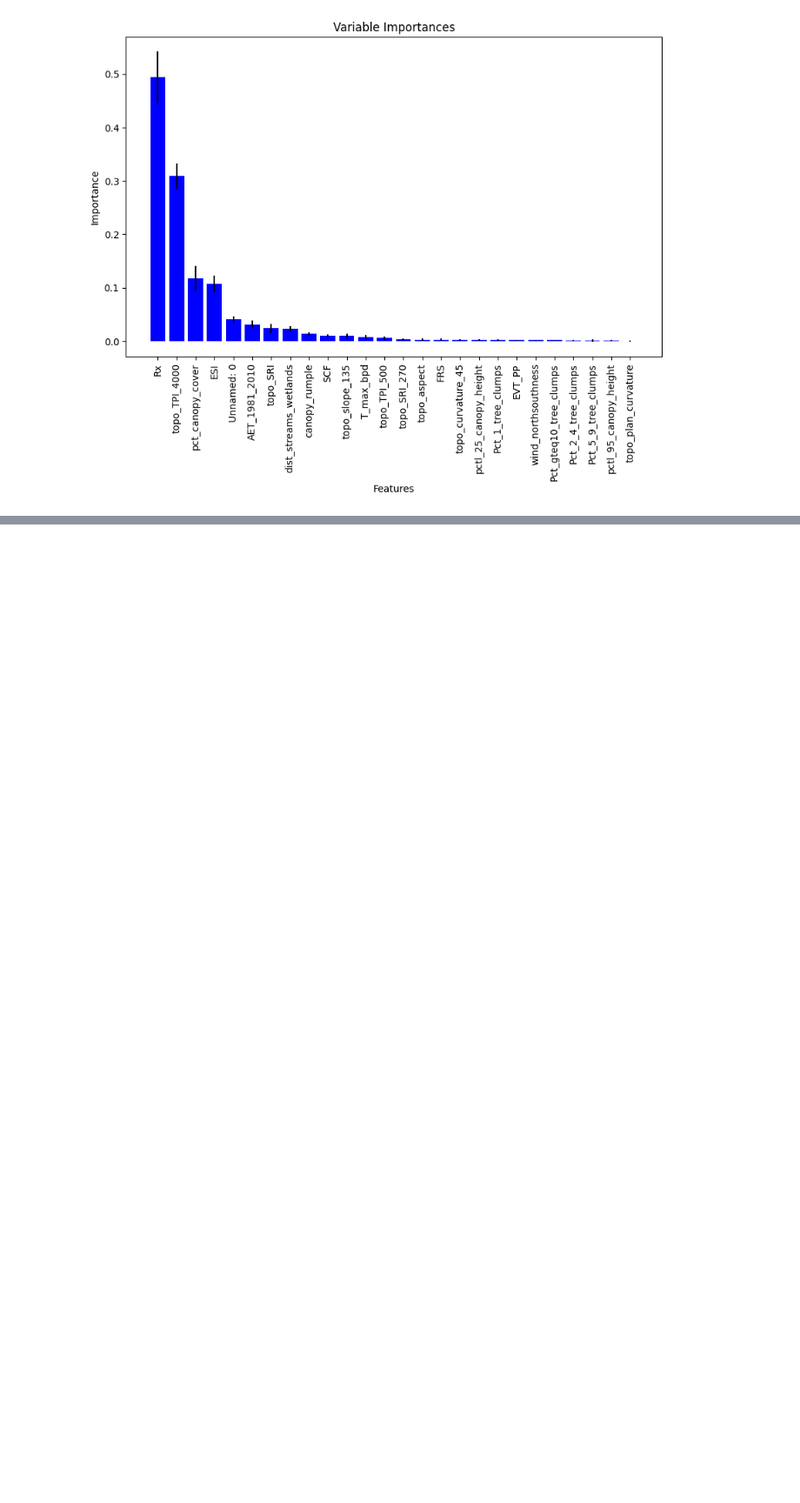
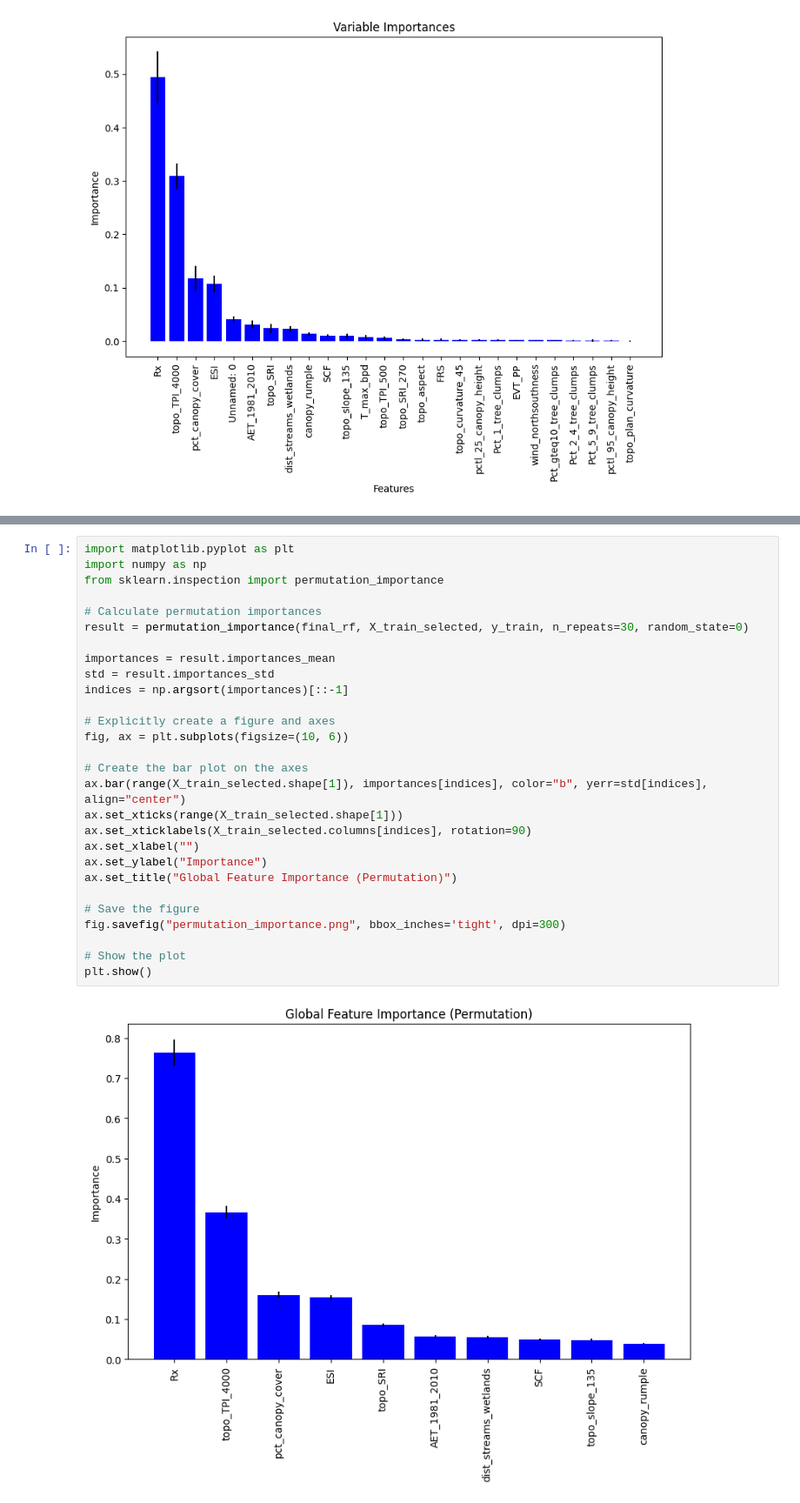
Before and after one commit to UW-ESS-DS/MLGeo2023_ESS569_Burn_Severity_Drivers, a Jupyter notebook: Burn_severity_analysis_v1.ipynb, the cells around one changed output, grey strips where cells are left out. Shown at 87% size. Drawn from its saved outputs; the diff is of its cells as text; blank space fills up the shorter version.

Commit message:
completed analysis and started to write the report as a notebook. Integrated Jimmi's plots.

```diff
--- a/Burn_severity_analysis_v1.ipynb
+++ b/Burn_severity_analysis_v1.ipynb
@@ -289,0 +313,30 @@ RMSE (Test): 75.1085
+# %%
+import matplotlib.pyplot as plt
+import numpy as np
+from sklearn.inspection import permutation_importance
+
+# Calculate permutation importances
+result = permutation_importance(final_rf, X_train_selected, y_train, n_repeats=30, random_state=0)
+
+importances = result.importances_mean
+std = result.importances_std
+indices = np.argsort(importances)[::-1]
+
+# Explicitly create a figure and axes
+fig, ax = plt.subplots(figsize=(10, 6))
+
+# Create the bar plot on the axes
+ax.bar(range(X_train_selected.shape[1]), importances[indices], color="b", yerr=std[indices], align="center")
+ax.set_xticks(range(X_train_selected.shape[1]))
+ax.set_xticklabels(X_train_selected.columns[indices], rotation=90)
+ax.set_xlabel("")
+ax.set_ylabel("Importance")
+ax.set_title("Global Feature Importance (Permutation)")
+
+# Save the figure
+fig.savefig("permutation_importance.png", bbox_inches='tight', dpi=300)
+
+# Show the plot
+plt.show()
+# %% [output]
+[figure, added]
```
Also changed, not shown: parts of 8 cells of this notebook, 5 other files.
